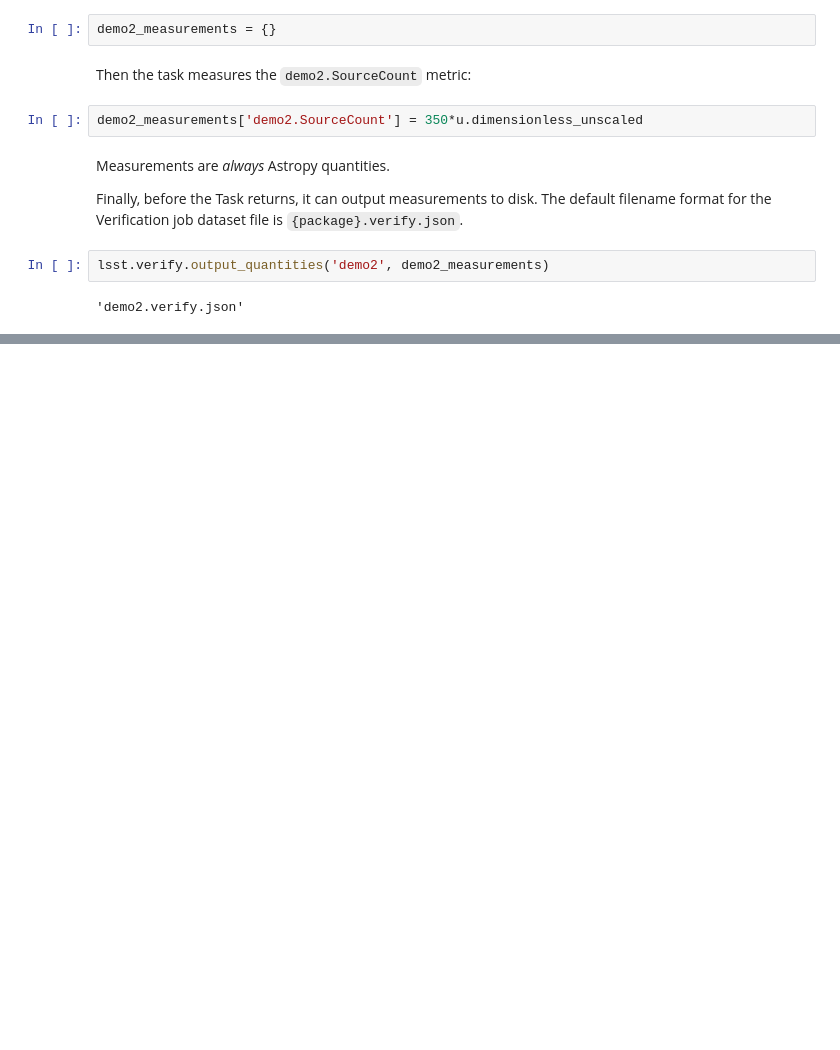
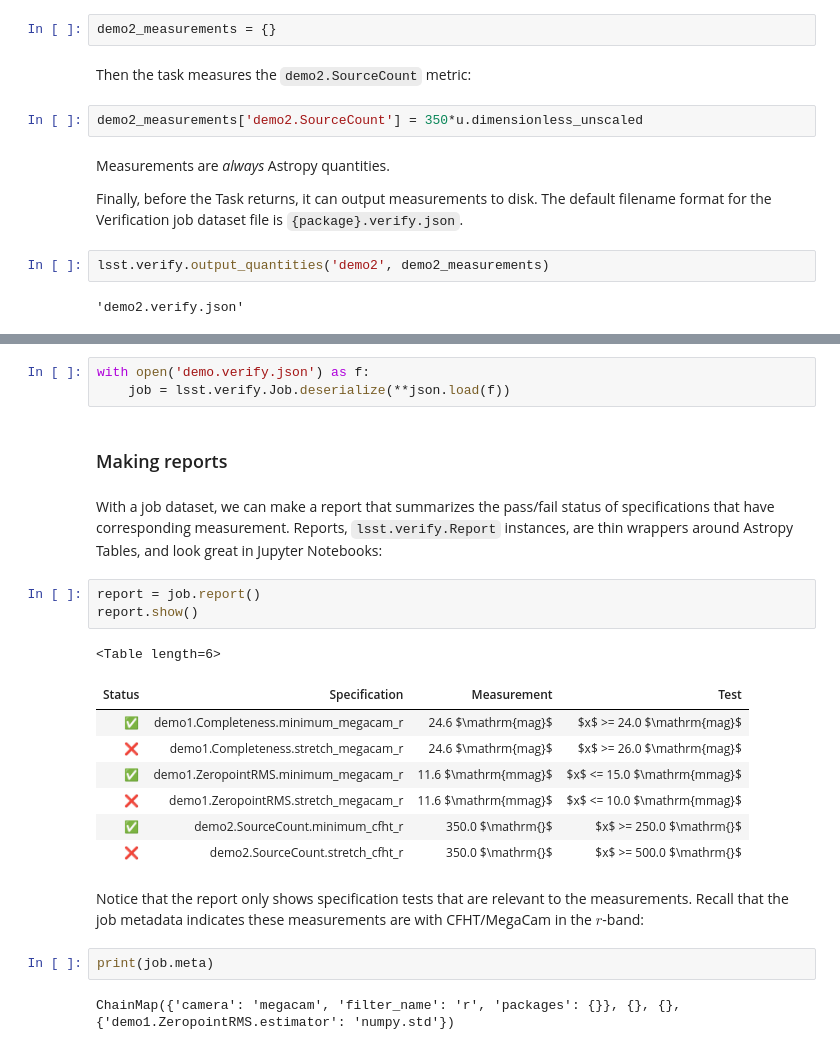
Before and after one commit to lsst-sqre/sqr-019, a Jupyter notebook: index.ipynb, the cells around one changed output, grey strips where cells are left out. Drawn from its saved outputs; the diff is of its cells as text; blank space fills up the shorter version.

Commit message:
Describe how to make reports

```diff
--- a/index.ipynb
+++ b/index.ipynb
@@ -681,0 +690,25 @@ See `dispatch_verify.py` for help.
+# %%
+with open('demo.verify.json') as f:
+    job = lsst.verify.Job.deserialize(**json.load(f))
+# %% [markdown]
+### Making reports
+# %% [markdown]
+With a job dataset, we can make a report that summarizes the pass/fail status of specifications that have corresponding measurement. Reports, `lsst.verify.Report` instances, are thin wrappers around Astropy Tables, and look great in Jupyter Notebooks:
+# %%
+report = job.report()
+report.show()
+# %% [output]
+<Table length=6>
+| Status | Specification | Measurement | Test |
+| ✅ | demo1.Completeness.minimum_megacam_r | 24.6 $\mathrm{mag}$ | $x$ >= 24.0 $\mathrm{mag}$ |
+| ❌ | demo1.Completeness.stretch_megacam_r | 24.6 $\mathrm{mag}$ | $x$ >= 26.0 $\mathrm{mag}$ |
+| ✅ | demo1.ZeropointRMS.minimum_megacam_r | 11.6 $\mathrm{mmag}$ | $x$ <= 15.0 $\mathrm{mmag}$ |
+| ❌ | demo1.ZeropointRMS.stretch_megacam_r | 11.6 $\mathrm{mmag}$ | $x$ <= 10.0 $\mathrm{mmag}$ |
+| ✅ | demo2.SourceCount.minimum_cfht_r | 350.0 $\mathrm{}$ | $x$ >= 250.0 $\mathrm{}$ |
+| ❌ | demo2.SourceCount.stretch_cfht_r | 350.0 $\mathrm{}$ | $x$ >= 500.0 $\mathrm{}$ |
+# %% [markdown]
+Notice that the report only shows specification tests that are relevant to the measurements. Recall that the job metadata indicates these measurements are with CFHT/MegaCam in the $r$-band:
+# %%
+print(job.meta)
+# %% [output]
+ChainMap({'camera': 'megacam', 'filter_name': 'r', 'packages': {}}, {}, {}, {'demo1.ZeropointRMS.estimator': 'numpy.std'})
```
Also changed, not shown: parts of 19 cells of this notebook.
